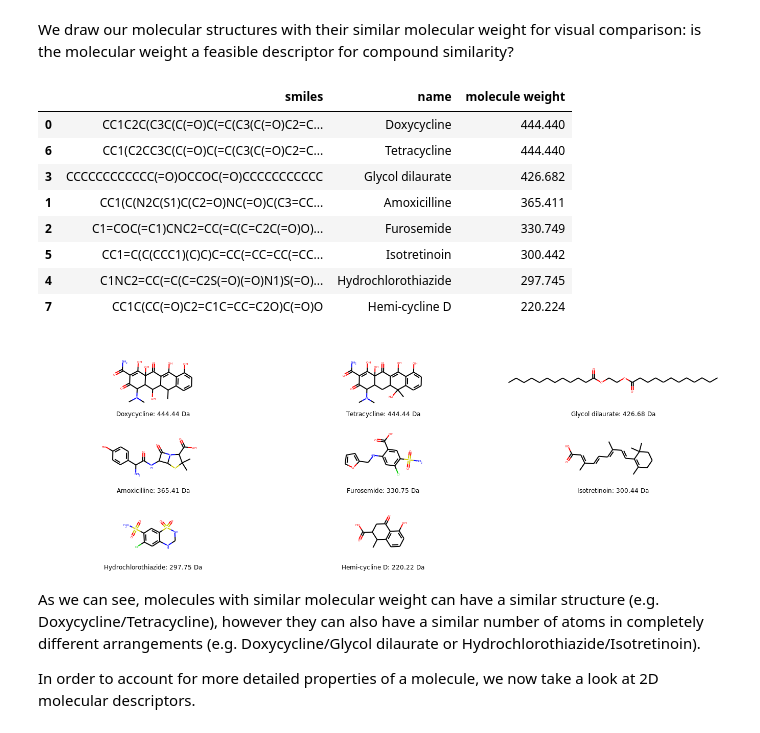
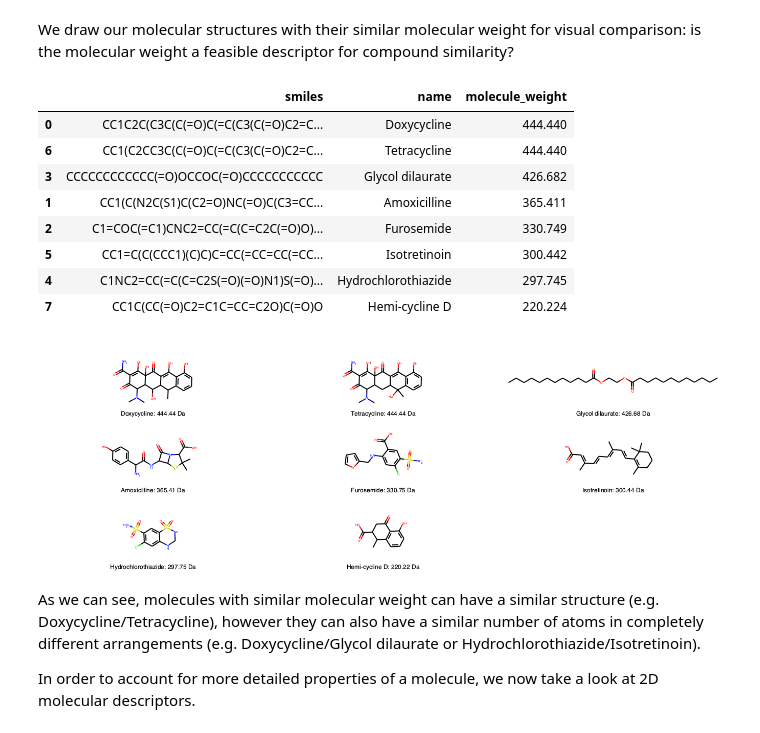
Before and after one commit to volkamerlab/teachopencadd, a Jupyter notebook: teachopencadd/talktorials/004_compound_similarity/talktorial.ipynb, the cells around one changed output. Drawn from its saved outputs; the diff is of its cells as text; code cells hidden in the pictures.

```diff
--- a/teachopencadd/talktorials/004_compound_similarity/talktorial.ipynb
+++ b/teachopencadd/talktorials/004_compound_similarity/talktorial.ipynb
@@ -254,20 +216,21 @@ molecule_weights = [Descriptors.MolWt(molecule) for molecule in molecules]
 We draw our molecular structures with their similar molecular weight for visual comparison: is the molecular weight a feasible descriptor for compound similarity?
 # %%
 # Generate DataFrame for the results
-smile_molecule_weight_df = pd.DataFrame(
+molecules_df = pd.DataFrame(
     {
-        "smiles": molecule_smiles.values(),
+        "smiles": molecule_smiles,
         "name": molecule_names,
-        "molecule weight": molecule_weights,
-        "Molecules": molecules,
+        "molecule_weight": molecule_weights,
     }
 )
 
+PandasTools.AddMoleculeColumnToFrame(molecules_df, smilesCol='smiles') # Add molecule column
+
 # Sort by molecular weight
-smile_molecule_weight_df.sort_values(["molecule weight"], ascending=False, inplace=True)
-smile_molecule_weight_df[["smiles", "name", "molecule weight"]]
+molecules_df.sort_values(["molecule_weight"], ascending=False, inplace=True)
+molecules_df[["smiles", "name", "molecule_weight"]]
 # %% [output]
-|  | smiles | name | molecule weight |
+|  | smiles | name | molecule_weight |
 | 0 | CC1C2C(C3C(C(=O)C(=C(C3(C(=O)C2=C... | Doxycycline | 444.440 |
 | 6 | CC1(C2CC3C(C(=O)C(=C(C3(C(=O)C2=C... | Tetracycline | 444.440 |
 | 3 | CCCCCCCCCCCC(=O)OCCOC(=O)CCCCCCCCCCC | Glycol dilaurate | 426.682 |
@@ -279,18 +242,18 @@ smile_molecule_weight_df[["smiles", "name", "molecule weight"]]
 # %%
 # Draw the molecules with their molecular weight
 Draw.MolsToGridImage(
-    smile_molecule_weight_df["Molecules"],
+    molecules_df["ROMol"],
     legends=[
         f"{molecule_name}: {str(round(molecule_weight, 2))} Da"
         for molecule_name, molecule_weight in zip(
-            smile_molecule_weight_df["name"],
-            smile_molecule_weight_df["molecule weight"],
+            molecules_df["name"],
+            molecules_df["molecule_weight"],
         )
     ],
     subImgSize=(450, 150),
 )
 # %% [output]
-[figure, old version]
+[figure, new version]
 # %% [markdown]
 As we can see, molecules with similar molecular weight can have a similar structure (e.g. Doxycycline/Tetracycline), however they can also have a similar number of atoms in completely different arrangements (e.g. Doxycycline/Glycol dilaurate or Hydrochlorothiazide/Isotretinoin).
 
```
Also changed, not shown: parts of 44 cells of this notebook.
